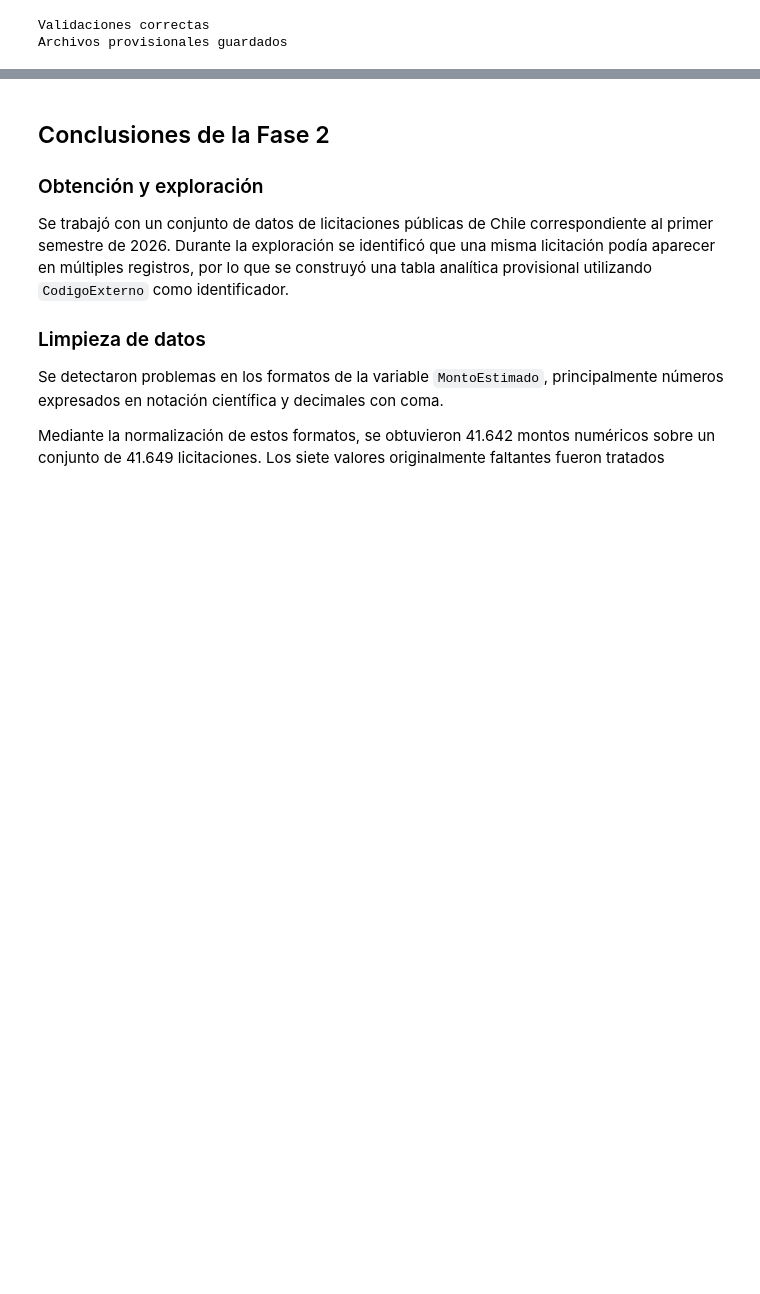
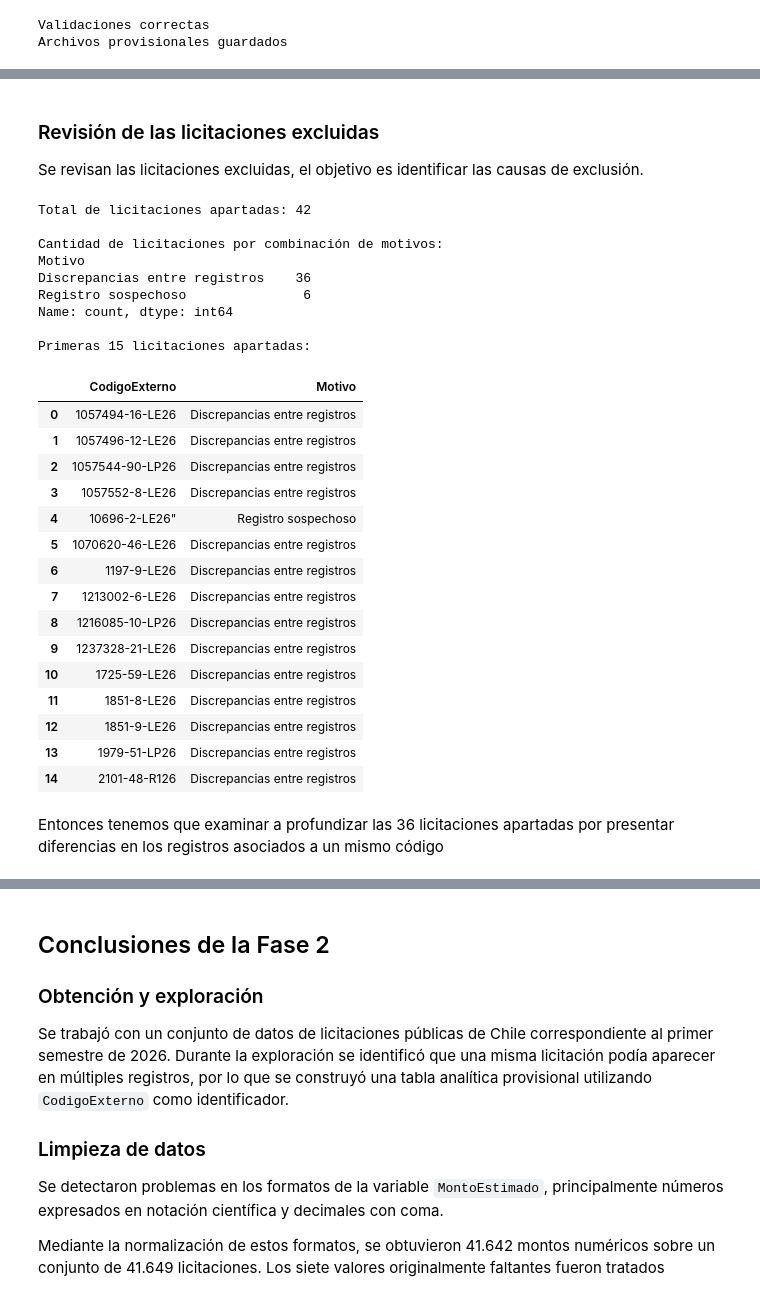
Before and after one commit to IgnacioCardenass/proyecto-grupo_1-mcdi500, a Jupyter notebook: F2/notebooks/Exploración_de_datos.ipynb, the cells around one changed output, grey strips where cells are left out. Saved outputs shown, nothing was run; the diff lists cells and outputs as text; code cells hidden in the pictures; blank space fills up the shorter version.

```diff
--- a/F2/notebooks/Exploración_de_datos.ipynb
+++ b/F2/notebooks/Exploración_de_datos.ipynb
@@ -2244,0 +2527,74 @@ Archivos provisionales guardados
+# %% [markdown]
+### Revisión de las licitaciones excluidas
+
+Se revisan las licitaciones excluidas, el objetivo es identificar las causas de exclusión.
+# %%
+# Identificar los códigos apartados del análisis
+codigos_apartados = set(
+    df_pendientes_revision["CodigoExterno"]
+)
+
+# Identificar los códigos previamente considerados sospechosos
+codigos_sospechosos_revision = set(
+    codigos_sospechosos["CodigoExterno"]
+)
+
+# Revisar las causas de cada exclusión
+resultados_revision = []
+
+for codigo in sorted(codigos_apartados):
+
+    motivos = []
+
+    if codigo in codigos_discrepantes:
+        motivos.append("Discrepancias entre registros")
+
+    if codigo in codigos_sospechosos_revision:
+        motivos.append("Registro sospechoso")
+
+    if codigo in sin_estado_reconocido:
+        motivos.append("Sin estado reconocido")
+
+    resultados_revision.append({
+        "CodigoExterno": codigo,
+        "Motivo": ", ".join(motivos)
+    })
+
+# Convertir los resultados a DataFrame
+df_revision = pd.DataFrame(resultados_revision)
+
+print("Total de licitaciones apartadas:", len(df_revision))
+
+print("\nCantidad de licitaciones por combinación de motivos:")
+print(df_revision["Motivo"].value_counts())
+
+print("\nPrimeras 15 licitaciones apartadas:")
+display(df_revision.head(15))
+# %% [output]
+Total de licitaciones apartadas: 42
+
+Cantidad de licitaciones por combinación de motivos:
+Motivo
+Discrepancias entre registros    36
+Registro sospechoso               6
+Name: count, dtype: int64
+
+Primeras 15 licitaciones apartadas:
+|  | CodigoExterno | Motivo |
+| 0 | 1057494-16-LE26 | Discrepancias entre registros |
+| 1 | 1057496-12-LE26 | Discrepancias entre registros |
+| 2 | 1057544-90-LP26 | Discrepancias entre registros |
+| 3 | 1057552-8-LE26 | Discrepancias entre registros |
+| 4 | 10696-2-LE26" | Registro sospechoso |
+| 5 | 1070620-46-LE26 | Discrepancias entre registros |
+| 6 | 1197-9-LE26 | Discrepancias entre registros |
+| 7 | 1213002-6-LE26 | Discrepancias entre registros |
+| 8 | 1216085-10-LP26 | Discrepancias entre registros |
+| 9 | 1237328-21-LE26 | Discrepancias entre registros |
+| 10 | 1725-59-LE26 | Discrepancias entre registros |
+| 11 | 1851-8-LE26 | Discrepancias entre registros |
+| 12 | 1851-9-LE26 | Discrepancias entre registros |
+| 13 | 1979-51-LP26 | Discrepancias entre registros |
+| 14 | 2101-48-R126 | Discrepancias entre registros |
+# %% [markdown]
+Entonces tenemos que examinar a profundizar las 36 licitaciones apartadas por presentar diferencias en los registros asociados a un mismo código
```
Also changed, not shown: parts of 26 cells of this notebook.
